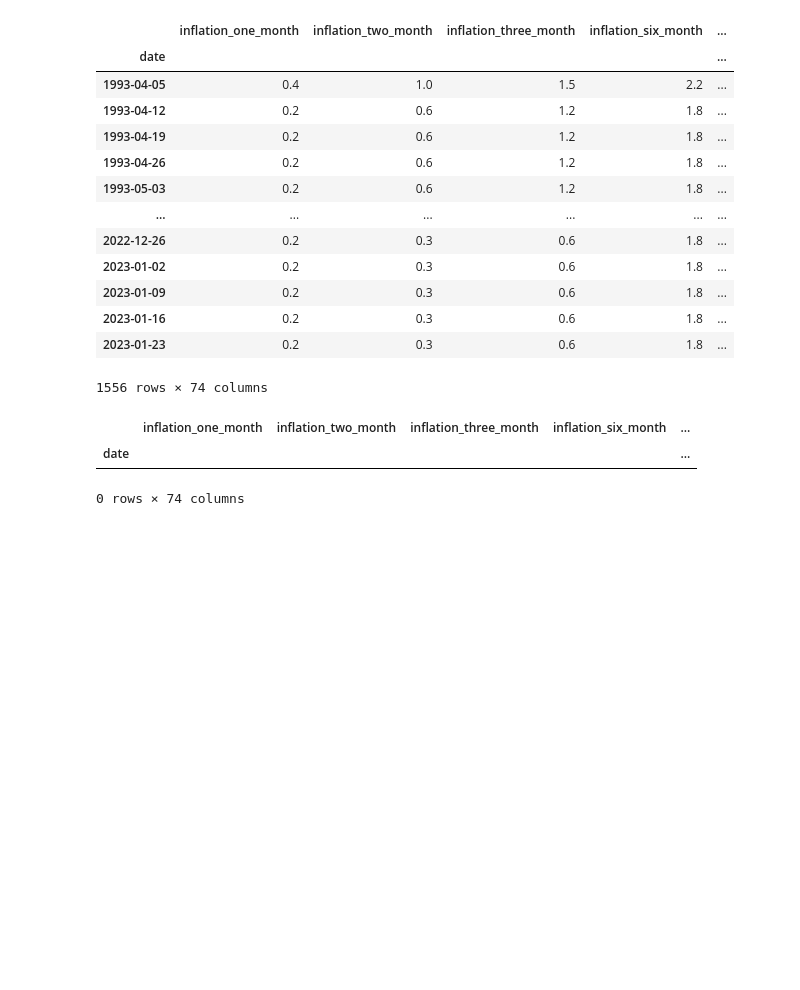
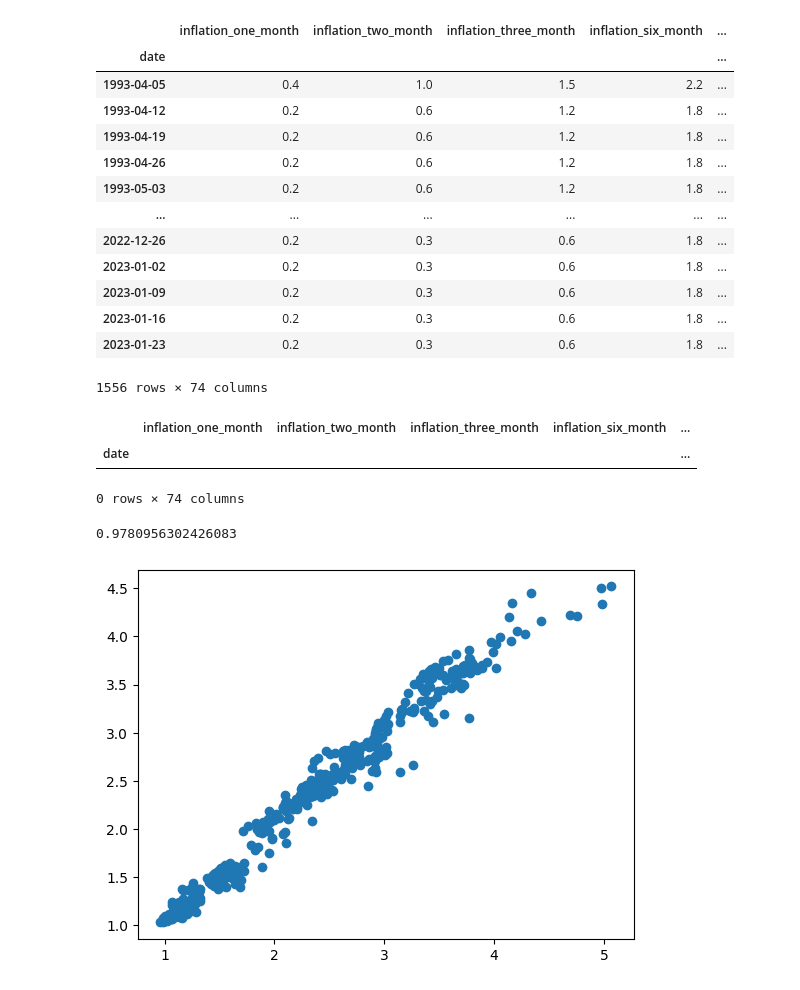
Before and after one commit to alexwalshml/gasoline_price_prediction, a Jupyter notebook: notebooks/2_1_numerical_data_processing.ipynb, the cells around one changed output. Drawn from its saved outputs; the diff is of its cells as text; code cells hidden in the pictures; blank space fills up the shorter version.

```diff
--- a/notebooks/2_1_numerical_data_processing.ipynb
+++ b/notebooks/2_1_numerical_data_processing.ipynb
@@ -266,0 +265,27 @@ table.to_csv("../data/combined.csv")
+# %%
+import matplotlib.pyplot as plt
+
+from sklearn.linear_model import Lasso
+from sklearn.preprocessing import StandardScaler
+from sklearn.model_selection import train_test_split
+
+target = "gas_price"
+features = [col for col in table.columns if col != target]
+
+X, y = table[features], table[target]
+
+X_train, X_test, y_train, y_test = train_test_split(X, y, test_size=0.3)
+
+scaler = StandardScaler()
+X_train = scaler.fit_transform(X_train)
+X_test = scaler.transform(X_test)
+
+lr = Lasso(alpha=0.01)
+model = lr.fit(X_train, y_train)
+
+y_pred = model.predict(X_test)
+plt.scatter(y_test, y_pred)
+model.score(X_test, y_test)
+# %% [output]
+0.9780956302426083
+[figure, added]
```
Also changed, not shown: parts of 4 cells of this notebook, 9 other files.
